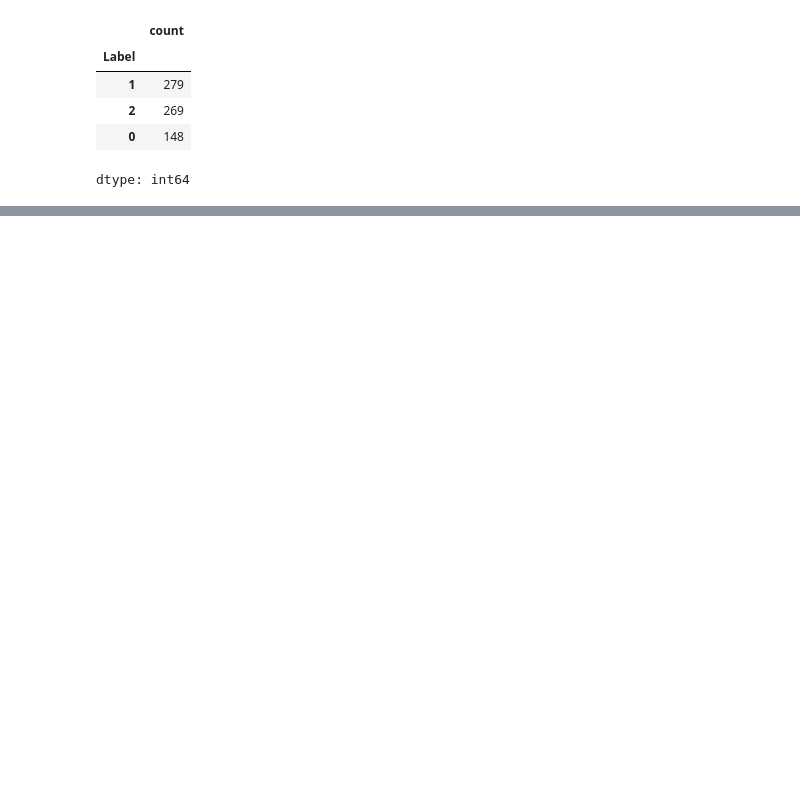
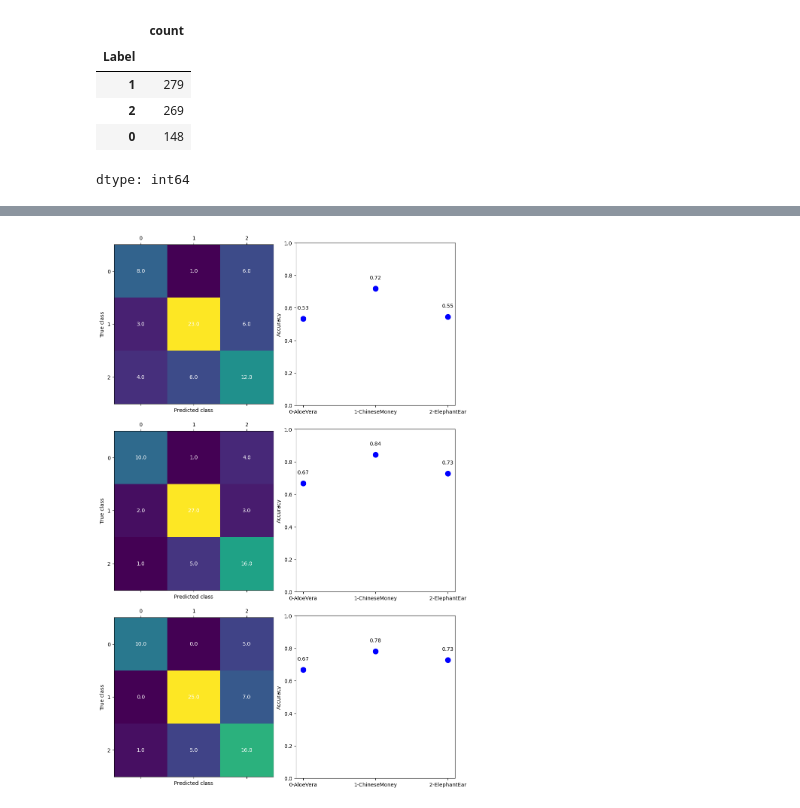
Before and after one commit to Csabi99/Manguszta, a Jupyter notebook: completed.ipynb, the cells around one changed output, grey strips where cells are left out. Cells and saved outputs as stored; diff of their text form; code cells hidden in the pictures; blank space fills up the shorter version.

```diff
--- a/completed.ipynb
+++ b/completed.ipynb
@@ -194,8 +226,7 @@ num_classes = 3
 batch_size = 35
 num_workers = 0
 
-num_epochs = 5
-num_epochs_baseline = 10
+num_epochs = 20
 learning_rate = 3e-4
 weight_decay = 1e-4
 width = 64
@@ -414,16 +440,2 @@ model = torch.nn.Sequential(
 # %%
 logger = pl.loggers.TensorBoardLogger("logs/", name="insurance_regression_logs")
-# %%
-baseline_model = ImageClassifier(model)
-
-checkpoint_callback = pl.callbacks.ModelCheckpoint(monitor="val_acc", mode="max")
-trainer = pl.Trainer(
-    max_epochs=2,
-    precision="16-mixed", #gyorsabb így mintha 32 bites floatot hsanzálnánk
-    accelerator="gpu",
-    devices=1,
-    logger=logger,
-    callbacks=[checkpoint_callback],
-    log_every_n_steps=3
-)
-trainer.fit(baseline_model, datamodule)
@@ -493,0 +651,65 @@ baseline_model.per_class_accuracy.plot()
+# %%
+# -result, metrics, -accuracy, -matrix
+
+confusion_matrices = [array_matrix[0].compute().numpy().astype(float),
+                      array_matrix[1].compute().numpy().astype(float),
+                      array_matrix[2].compute().numpy().astype(float)]
+per_class_accuracies = [array_accuracy[0].compute().numpy().astype(float),
+                        array_accuracy[1].compute().numpy().astype(float),
+                        array_accuracy[2].compute().numpy().astype(float)]
+
+# Create figure with multiple rows, each containing two subplots
+fig, axes = plt.subplots(nrows=3, ncols=2, figsize=(10, 15))
+
+for i in range(3):
+    # Plot confusion matrix with values
+    conf_matrix = confusion_matrices[i]
+    cax = axes[i, 0].matshow(conf_matrix)
+
+    for (r, c), val in np.ndenumerate(conf_matrix):
+        axes[i, 0].text(c, r, f'{val}', ha='center', va='center', color='white')
+
+    axes[i, 0].set_xlabel('Predicted class')
+    axes[i, 0].set_ylabel('True class')
+
+    # Plot per-class accuracy as circles
+    per_class_acc = per_class_accuracies[i]
+    axes[i, 1].scatter(range(len(per_class_acc)), per_class_acc, s=100, c='blue')
+    axes[i, 1].set_ylim(0, 1)
+    axes[i, 1].set_xticks(range(len(per_class_acc)))
+    axes[i, 1].set_xticklabels(['0-AloeVera', '1-ChineseMoney', '2-ElephantEar'])
+    axes[i, 1].set_ylabel('Accuracy')
+    for j, acc in enumerate(per_class_acc):
+        axes[i, 1].text(j, acc + 0.05, f'{acc:.2f}', ha='center', va='bottom', color='black')
+
+
+fig.tight_layout()
+
+test_accs = [res[0]['test_acc'] for res in array_result if isinstance(res, list) and 'test_acc' in res[0]]
+test_losses = [res[0]['test_loss'] for res in array_result if isinstance(res, list) and 'test_loss' in res[0]]
+model_names = [f'Model_{i+1}' for i in range(len(test_accs))]
+
+fig, axes = plt.subplots(nrows=1, ncols=3, figsize=(12, 6))
+axes[0].scatter(model_names, test_accs, s=100, color=['blue', 'green', 'red'])
+axes[0].set_ylabel('Test Accuracy')
+axes[0].set_title('Comparison of Test Accuracies')
+axes[0].set_ylim(0, 1.1)
+axes[1].scatter(model_names, test_losses, s=100, color=['blue', 'green', 'red'])
+axes[1].set_ylabel('Test Loss')
+axes[1].set_title('Comparison of Test Losses')
+axes[1].set_ylim(0, 1.1)
+axes[2].scatter(model_names, array_metrics, s=100, color=['blue', 'green', 'red'])
+axes[2].set_ylabel('Metrics')  # Adjust label according to your metrics
+axes[2].set_title('Comparison of AUROC')
+axes[2].set_ylim(0, 1.1)
+for i, txt in enumerate(test_accs):
+    axes[0].annotate(f'{txt:.2f}', (model_names[i], test_accs[i]), textcoords="offset points", xytext=(0,10), ha='center')
+for i, txt in enumerate(test_losses):
+    axes[1].annotate(f'{txt:.2f}', (model_names[i], test_losses[i]), textcoords="offset points", xytext=(0,10), ha='center')
+for i, txt in enumerate(array_metrics):
+    axes[2].annotate(f'{txt:.2f}', (model_names[i], array_metrics[i]), textcoords="offset points", xytext=(0,10), ha='center')
+
+plt.tight_layout()
+plt.show()
+# %% [output]
+[figure, added]
```
Also changed, not shown: parts of 29 cells of this notebook, 2 other files.
